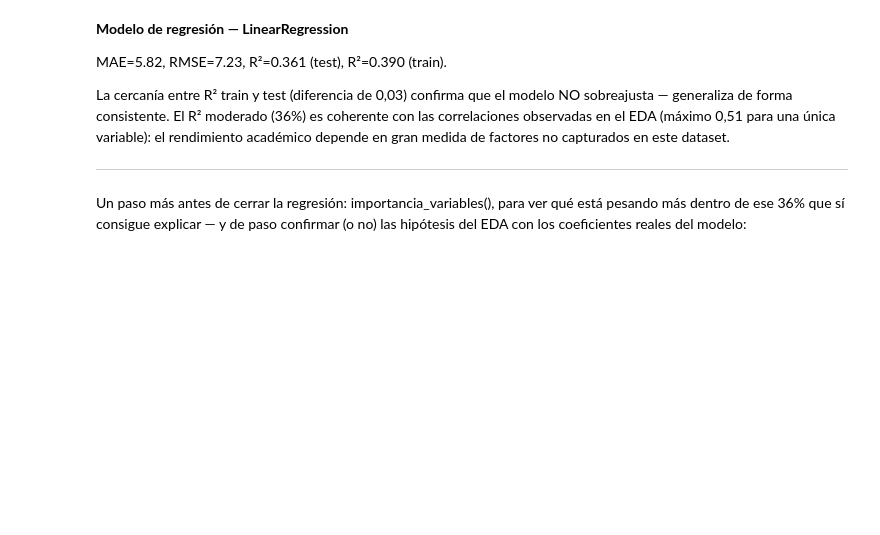
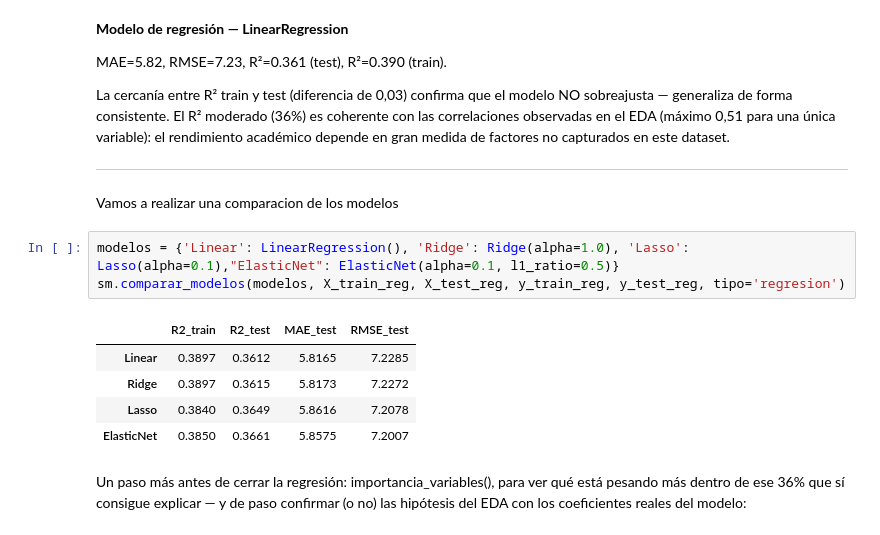
Before and after one commit to FM-Luque/5.DataProyect_Machine_Learning, a Jupyter notebook: notebooks/05_regresion.ipynb, the cells around one changed output. Cells and saved outputs as stored; diff of their text form; blank space fills up the shorter version.

```diff
--- a/notebooks/05_regresion.ipynb
+++ b/notebooks/05_regresion.ipynb
@@ -129,6 +138,17 @@ EDA (máximo 0,51 para una única variable): el rendimiento académico
 depende en gran medida de factores no capturados en este dataset.
 
 ---------------------------------------------------------------------------------------
+# %% [markdown]
+Vamos a realizar una comparacion de los modelos
+# %%
+modelos = {'Linear': LinearRegression(), 'Ridge': Ridge(alpha=1.0), 'Lasso': Lasso(alpha=0.1),"ElasticNet": ElasticNet(alpha=0.1, l1_ratio=0.5)}
+sm.comparar_modelos(modelos, X_train_reg, X_test_reg, y_train_reg, y_test_reg, tipo='regresion')
+# %% [output]
+|  | R2_train | R2_test | MAE_test | RMSE_test |
+| Linear | 0.3897 | 0.3612 | 5.8165 | 7.2285 |
+| Ridge | 0.3897 | 0.3615 | 5.8173 | 7.2272 |
+| Lasso | 0.3840 | 0.3649 | 5.8616 | 7.2078 |
+| ElasticNet | 0.3850 | 0.3661 | 5.8575 | 7.2007 |
 # %% [markdown]
 Un paso más antes de cerrar la regresión: importancia_variables(), para ver qué está pesando más dentro de ese 36% que sí consigue explicar — y de paso confirmar (o no) las hipótesis del EDA con los coeficientes reales del modelo:
 # %%
```
Also changed, not shown: parts of 6 cells of this notebook, 3 other files.
